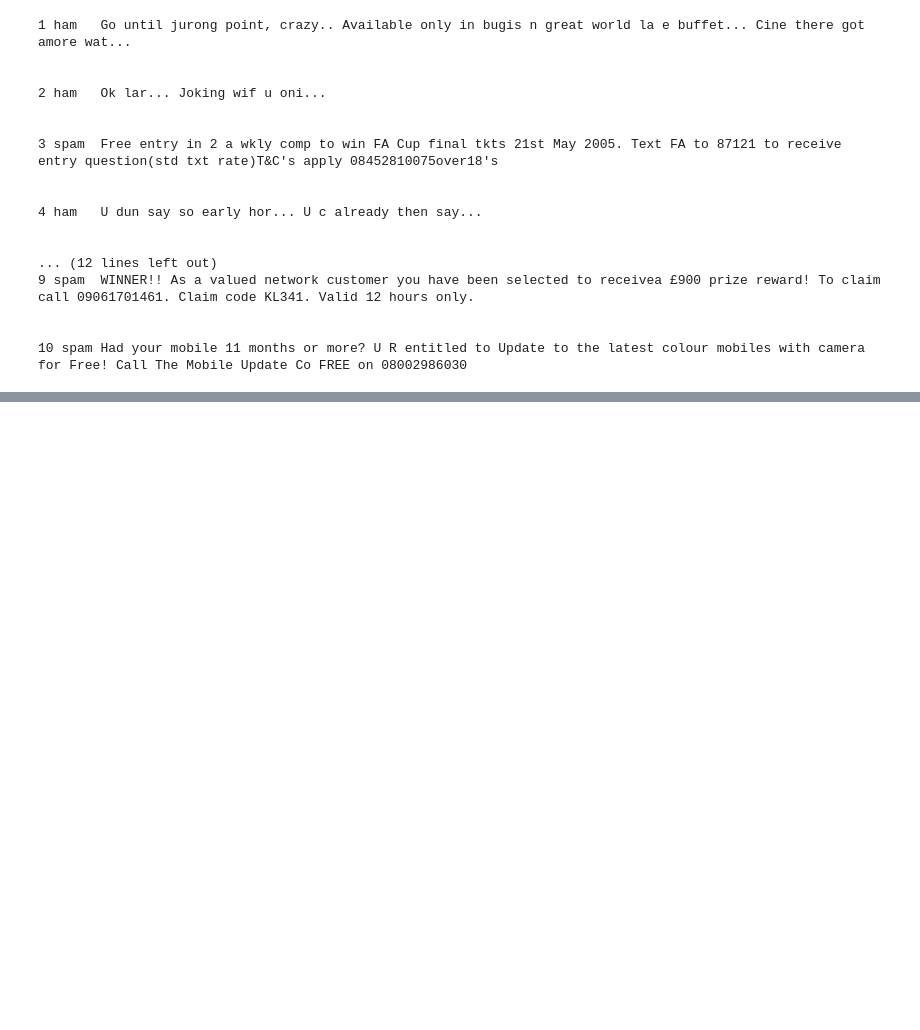
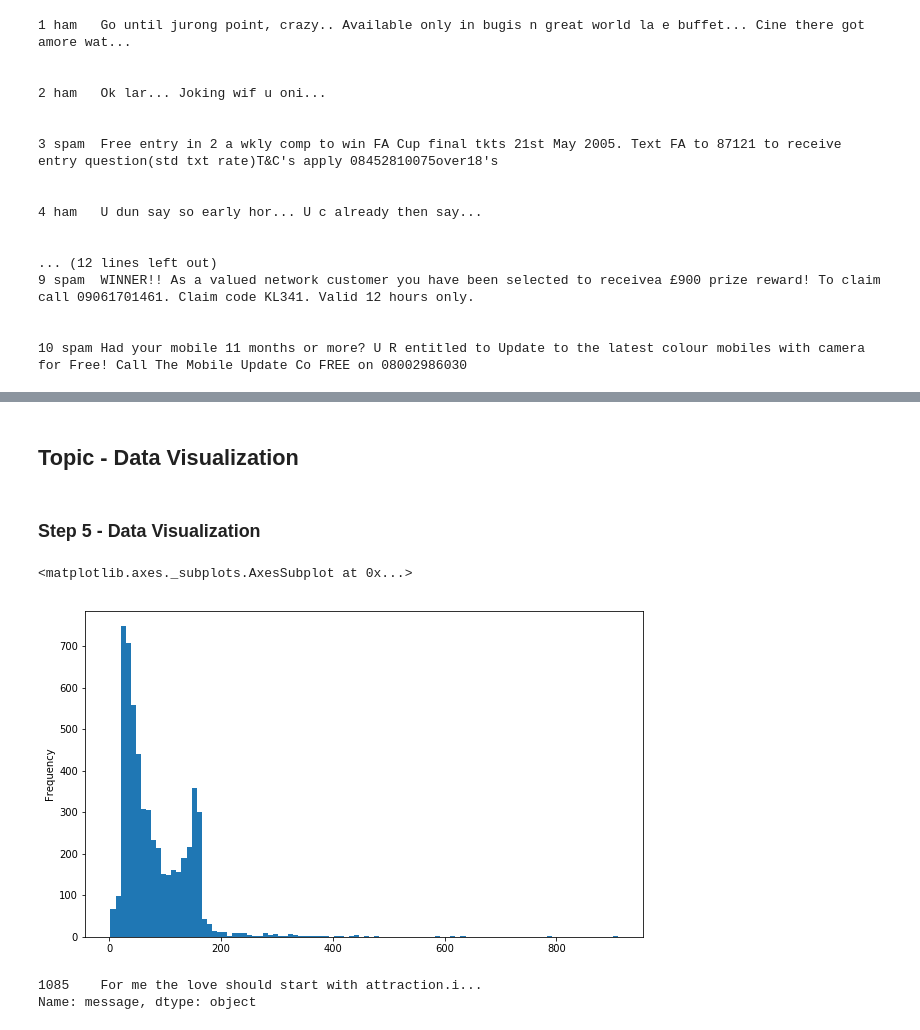
Before and after one commit to kbrook10/bootcamp_python_for_data_science_and_machine_learning, a Jupyter notebook: support_files/Machine Learning Sections/Natural-Language-Processing/natural_language_processing_practice.ipynb, the cells around one changed output, grey strips where cells are left out. Drawn from its saved outputs; the diff is of its cells as text; code cells hidden in the pictures; blank space fills up the shorter version.

```diff
--- a/support_files/Machine Learning Sections/Natural-Language-Processing/natural_language_processing_practice.ipynb
+++ b/support_files/Machine Learning Sections/Natural-Language-Processing/natural_language_processing_practice.ipynb
@@ -76,0 +71,4 @@ for count, message in enumerate(messages[:10], 1):
+# %%
+# Read in the file
+
+messages = pd.read_csv('smsspamcollection/SMSSpamCollection', sep='\t', names=['label', 'message'])
@@ -78,0 +124,4 @@ for count, message in enumerate(messages[:10], 1):
+# %%
+# Identify how long the messages are for each message
+
+messages['length'] = messages['message'].apply(len)
@@ -78,0 +139,4 @@ for count, message in enumerate(messages[:10], 1):
+# %% [markdown]
+## Topic - Data Visualization
+# %% [markdown]
+### Step 5 - Data Visualization
@@ -78,0 +149,15 @@ for count, message in enumerate(messages[:10], 1):
+# %%
+# Generate a histogram to display the message lenth distribution
+
+plt.figure(figsize=(10,6))
+messages['length'].plot.hist(bins=100)
+# %% [output]
+<matplotlib.axes._subplots.AxesSubplot at 0x...>
+[figure, added]
+# %%
+# Identify messages longer than 800 characters
+
+messages[messages['length'] == 910]['message']
+# %% [output]
+1085    For me the love should start with attraction.i...
+Name: message, dtype: object
```
Also changed, not shown: parts of 16 cells of this notebook.
